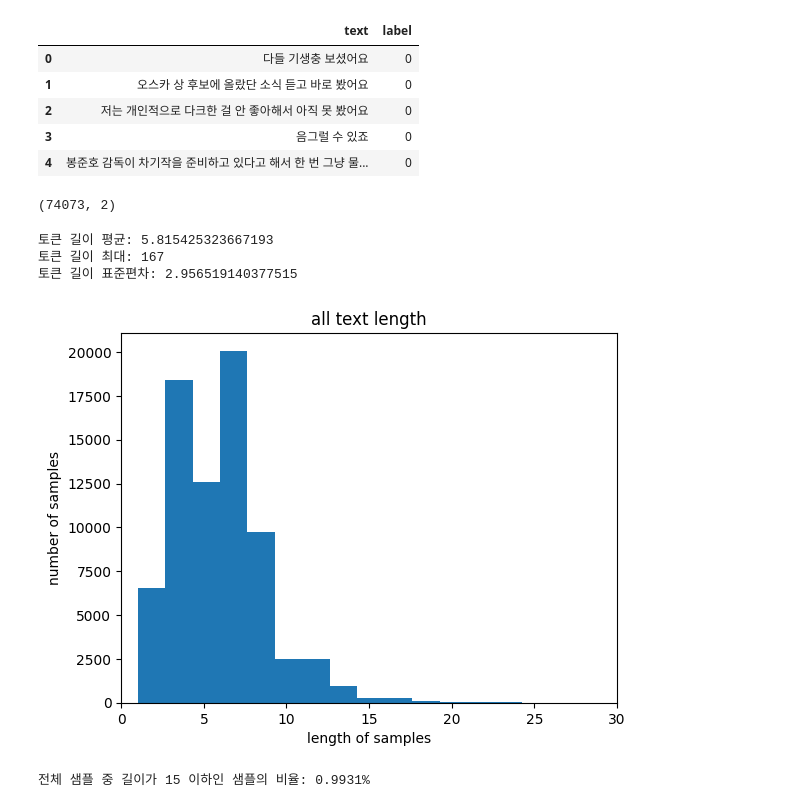
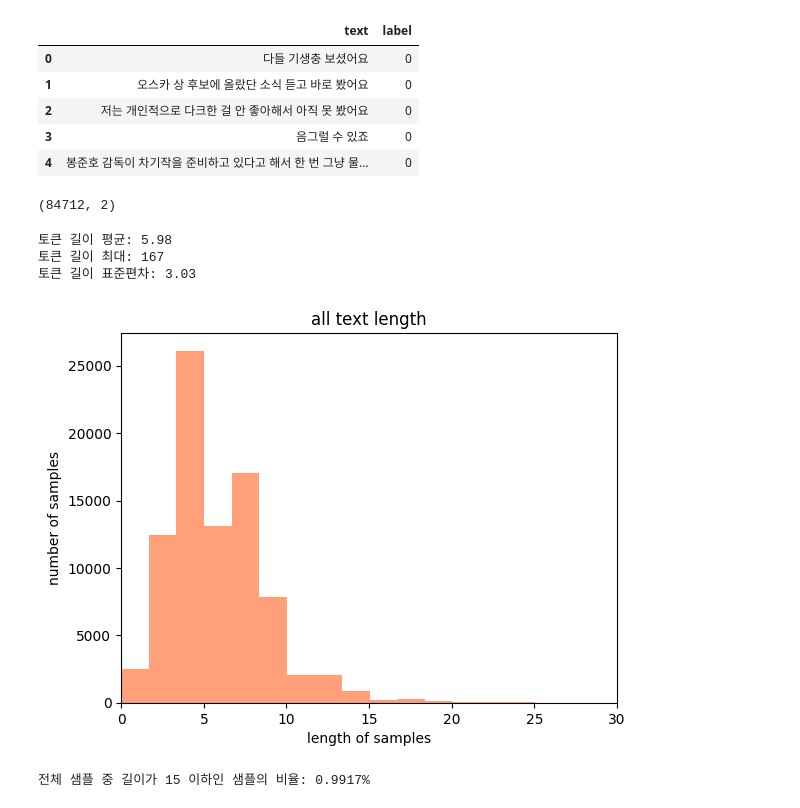
Before and after one commit to wonyounging/2_Project, a Jupyter notebook: Work_ai(CNN-Intent)/intent_padding_len.ipynb, the cells around one changed output. Saved outputs shown, nothing was run; the diff lists cells and outputs as text; code cells hidden in the pictures.

```diff
--- a/Work_ai(CNN-Intent)/intent_padding_len.ipynb
+++ b/Work_ai(CNN-Intent)/intent_padding_len.ipynb
@@ -8,7 +8,7 @@ import matplotlib.pyplot as plt
 # %% [markdown]
 # 적절한 패딩 길이 구하기
 # %%
-data = pd.read_csv('c:/2nd_project/Data/talk_data/영화주제 대화 말뭉치 라벨링.csv')
+data = pd.read_csv('c:/2nd_project/Data/talk_data/영화주제 대화 말뭉치 라벨링_최종.csv')
 data.head()
 # %% [output]
 |  | text | label |
@@ -20,7 +20,7 @@ data.head()
 # %%
 data.shape
 # %% [output]
-(74073, 2)
+(84712, 2)
 # %%
 tokenizer = Komoran()
 # %%
@@ -48,22 +48,22 @@ num_tokens = [len(tokens) for tokens in data_list]
 num_tokens = np.array(num_tokens)
 
 # 평균값, 최댓값, 표준편차
-print(f"토큰 길이 평균: {np.mean(num_tokens)}")
+print(f"토큰 길이 평균: {round(np.mean(num_tokens),2)}")
 print(f"토큰 길이 최대: {np.max(num_tokens)}")
-print(f"토큰 길이 표준편차: {np.std(num_tokens)}")
+print(f"토큰 길이 표준편차: {round(np.std(num_tokens),2)}")
 # %% [output]
-토큰 길이 평균: 5.815425323667193
+토큰 길이 평균: 5.98
 토큰 길이 최대: 167
-토큰 길이 표준편차: 2.956519140377515
+토큰 길이 표준편차: 3.03
 # %%
 plt.title('all text length')
-plt.hist(num_tokens, bins=100)
+plt.hist(num_tokens, bins=100, color='lightsalmon')
 plt.xlabel('length of samples')
 plt.ylabel('number of samples')
 plt.xlim(0,30)
 plt.show()
 # %% [output]
-[figure, old version]
+[figure, new version]
 # %%
 select_length = 15
 
@@ -77,4 +77,4 @@ def below_threshold_len(max_len, nested_list):
 
 below_threshold_len(select_length, data_list)
 # %% [output]
-전체 샘플 중 길이가 15 이하인 샘플의 비율: 0.9931%
+전체 샘플 중 길이가 15 이하인 샘플의 비율: 0.9917%
```
Also changed, not shown: 7 other files.
